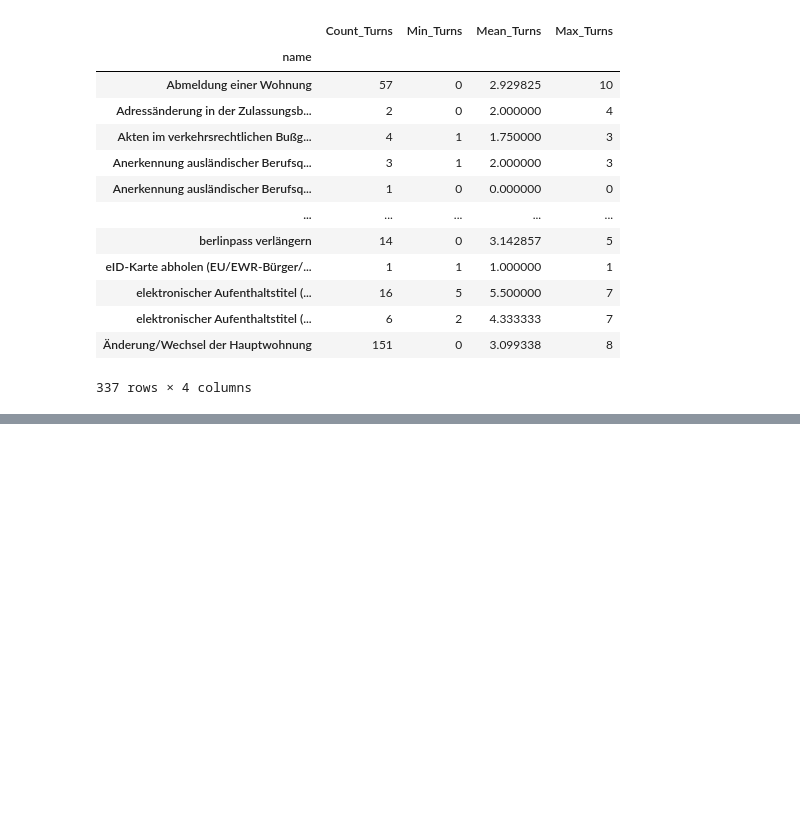
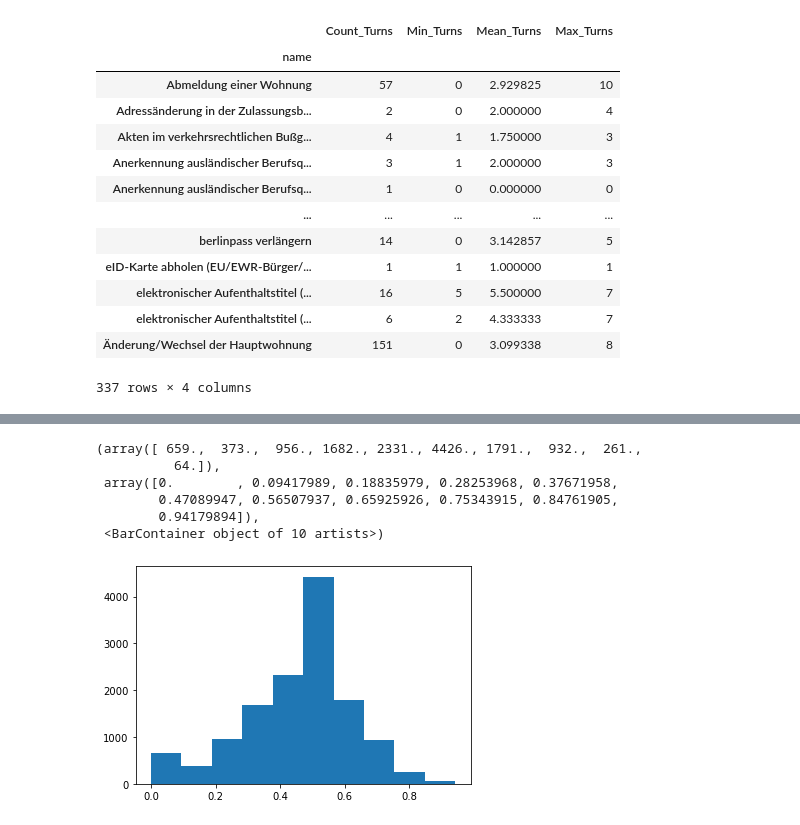
Before and after one commit to moritzwassmer/PJDS_chatbot, a Jupyter notebook: CodingDirectory/Clustering/Modules/test_log_analyzis_bigdata.ipynb, the cells around one changed output, grey strips where cells are left out. Drawn from its saved outputs; the diff is of its cells as text; code cells hidden in the pictures; blank space fills up the shorter version.

```diff
--- a/CodingDirectory/Clustering/Modules/test_log_analyzis_bigdata.ipynb
+++ b/CodingDirectory/Clustering/Modules/test_log_analyzis_bigdata.ipynb
@@ -187,0 +213,10 @@ services
+# %%
+plt.hist(delta["nResult_reduction"])
+# %% [output]
+(array([ 659.,  373.,  956., 1682., 2331., 4426., 1791.,  932.,  261.,
+          64.]),
+ array([0.        , 0.09417989, 0.18835979, 0.28253968, 0.37671958,
+        0.47089947, 0.56507937, 0.65925926, 0.75343915, 0.84761905,
+        0.94179894]),
+ <BarContainer object of 10 artists>)
+[figure, added]
```
Also changed, not shown: parts of 11 cells of this notebook, 3 other files.
